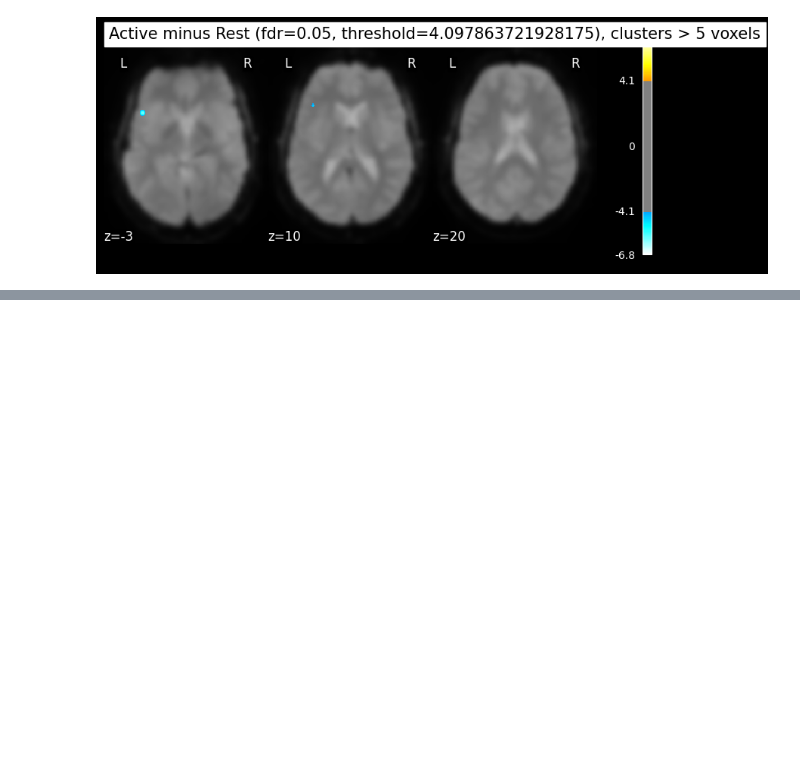
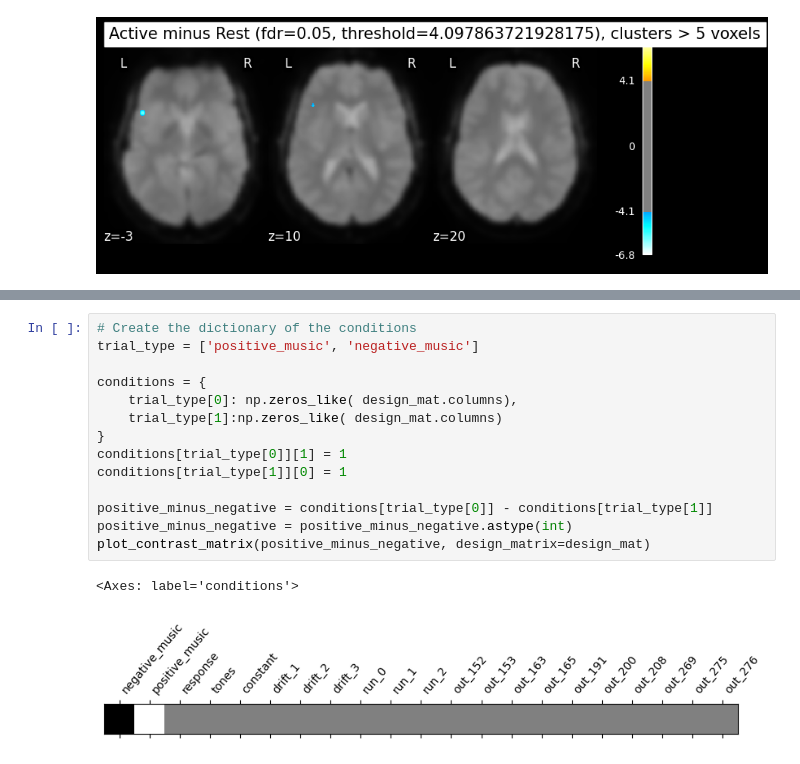
Before and after one commit to NicolasRR/NSSP, a Jupyter notebook: glm.ipynb, the cells around one changed output, grey strips where cells are left out. Cells and saved outputs as stored; diff of their text form; blank space fills up the shorter version.

```diff
--- a/glm.ipynb
+++ b/glm.ipynb
@@ -322,0 +344,17 @@ plt.show()
+# %%
+# Create the dictionary of the conditions
+trial_type = ['positive_music', 'negative_music']
+
+conditions = {
+    trial_type[0]: np.zeros_like( design_mat.columns),
+    trial_type[1]:np.zeros_like( design_mat.columns)
+}
+conditions[trial_type[0]][1] = 1
+conditions[trial_type[1]][0] = 1
+
+positive_minus_negative = conditions[trial_type[0]] - conditions[trial_type[1]]
+positive_minus_negative = positive_minus_negative.astype(int)
+plot_contrast_matrix(positive_minus_negative, design_matrix=design_mat)
+# %% [output]
+<Axes: label='conditions'>
+[figure, added]
```
Also changed, not shown: parts of 13 cells of this notebook.
